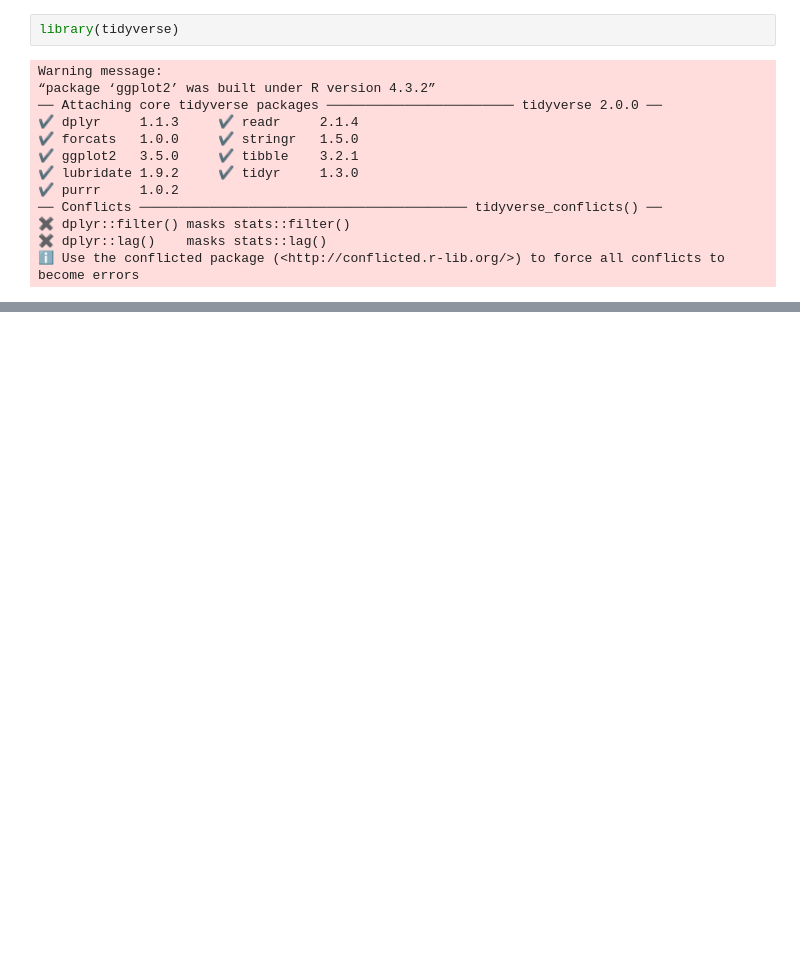
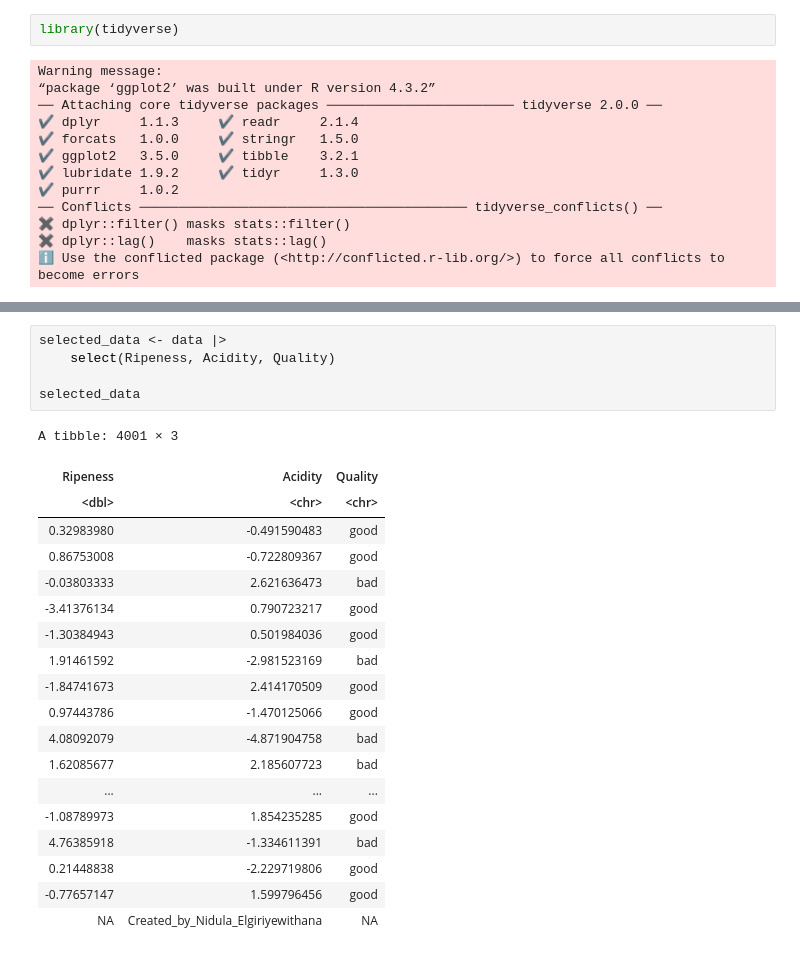
Before and after one commit to Ethkazin/DSCI-100-Group-Project, a Jupyter notebook: Final Report Data.ipynb, the cells around one changed output, grey strips where cells are left out. Saved outputs shown, nothing was run; the diff lists cells and outputs as text; blank space fills up the shorter version.

```diff
--- a/Final Report Data.ipynb
+++ b/Final Report Data.ipynb
@@ -44,3 +44,28 @@ A spec_tbl_df: 4001 × 9
 | 3998 | -4.00800374 | -1.77933711 | 2.36639697 | -0.20032937 | 2.16143512 | 0.21448838 | -2.229719806 | good |
 | 3999 | 0.27853965 | -1.71550503 | 0.12121725 | -1.15407476 | 1.26667740 | -0.77657147 | 1.599796456 | good |
 | NA | NA | NA | NA | NA | NA | NA | Created_by_Nidula_Elgiriyewithana | NA |
+# %%
+selected_data <- data |>
+    select(Ripeness, Acidity, Quality)
+
+selected_data
+# %% [output]
+A tibble: 4001 × 3
+| Ripeness | Acidity | Quality |
+| <dbl> | <chr> | <chr> |
+| 0.32983980 | -0.491590483 | good |
+| 0.86753008 | -0.722809367 | good |
+| -0.03803333 | 2.621636473 | bad |
+| -3.41376134 | 0.790723217 | good |
+| -1.30384943 | 0.501984036 | good |
+| 1.91461592 | -2.981523169 | bad |
+| -1.84741673 | 2.414170509 | good |
+| 0.97443786 | -1.470125066 | good |
+| 4.08092079 | -4.871904758 | bad |
+| 1.62085677 | 2.185607723 | bad |
+| ... | ... | ... |
+| -1.08789973 | 1.854235285 | good |
+| 4.76385918 | -1.334611391 | bad |
+| 0.21448838 | -2.229719806 | good |
+| -0.77657147 | 1.599796456 | good |
+| NA | Created_by_Nidula_Elgiriyewithana | NA |
```
Also changed, not shown: parts of 2 cells of this notebook.
